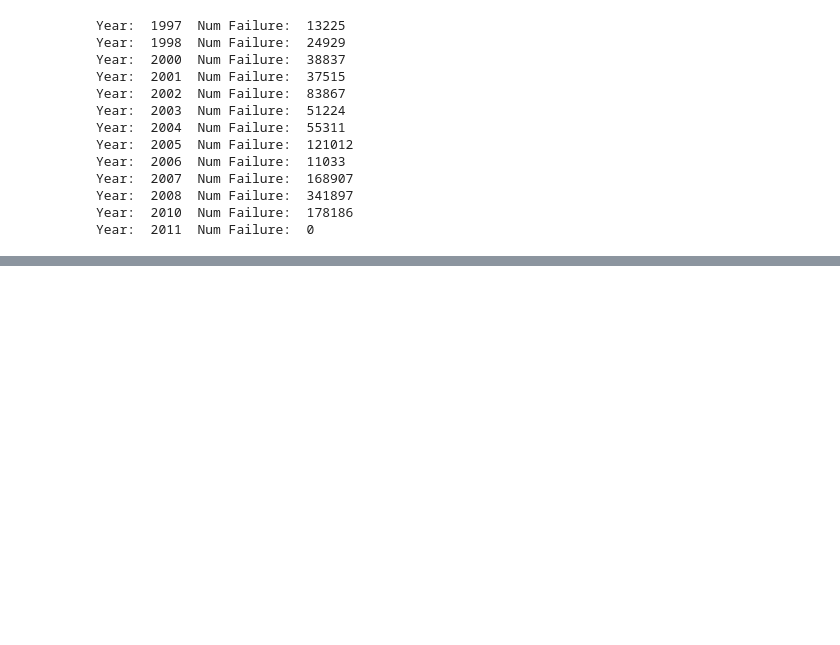
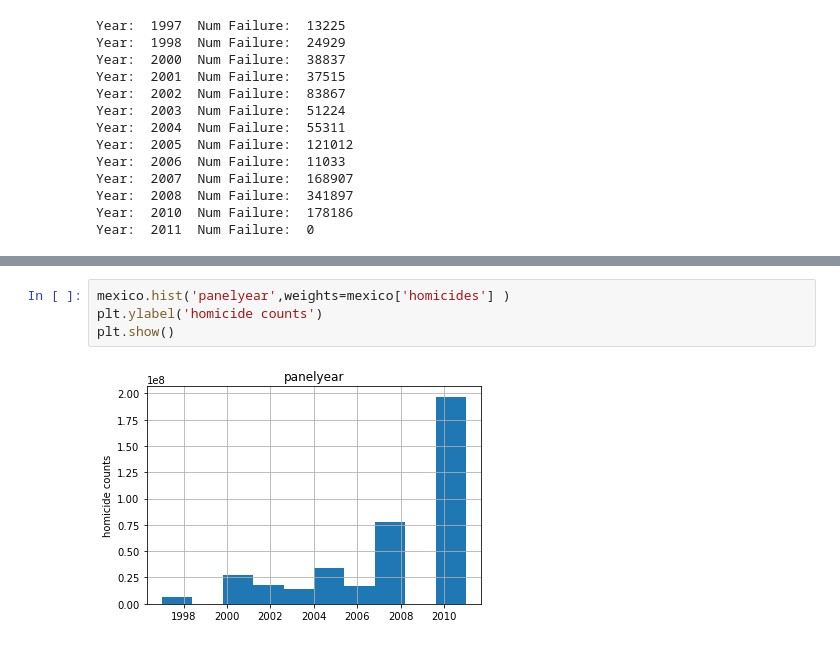
Before and after one commit to emilyona/2950datascienceproject, a Jupyter notebook: DS Project.ipynb, the cells around one changed output, grey strips where cells are left out. Cells and saved outputs as stored; diff of their text form; blank space fills up the shorter version.

```diff
--- a/DS Project.ipynb
+++ b/DS Project.ipynb
@@ -260,0 +294,6 @@ plt.show()
+# %%
+mexico.hist('panelyear',weights=mexico['homicides'] )
+plt.ylabel('homicide counts')
+plt.show()
+# %% [output]
+[figure, added]
```
Also changed, not shown: parts of 13 cells of this notebook.
